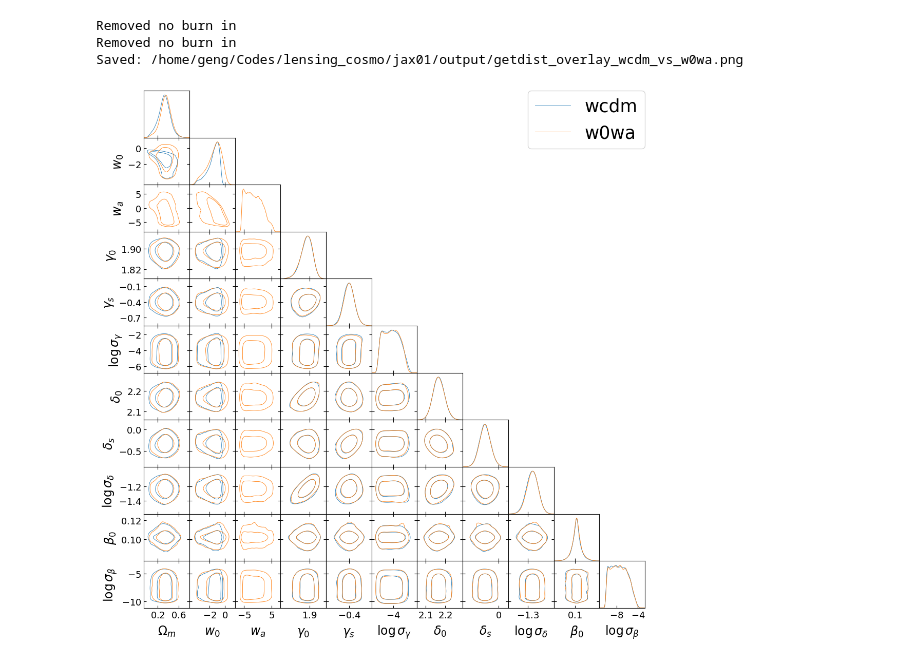
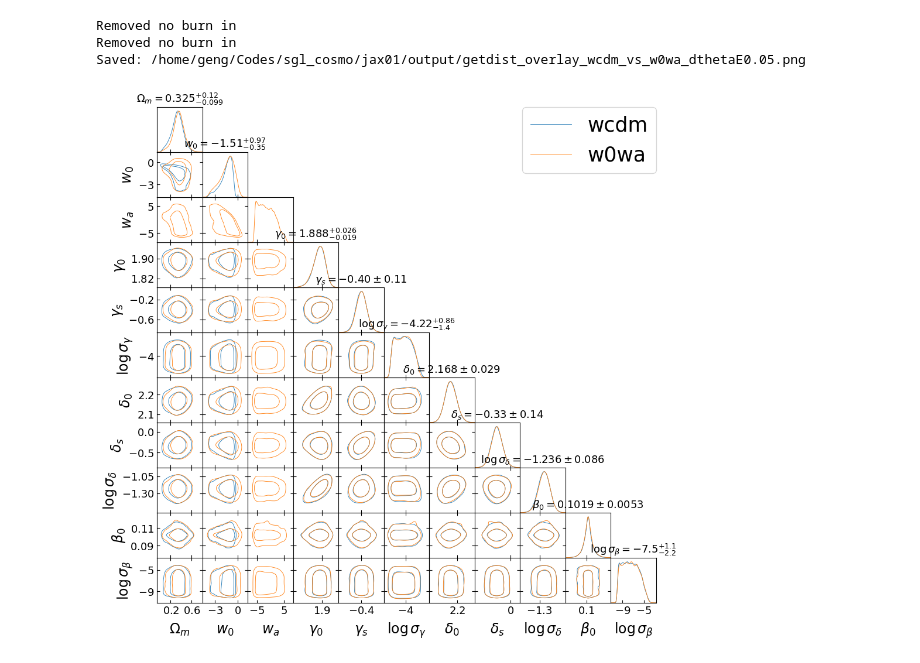
Before and after one commit to ShuiShui25/sgl_cosmo, a Jupyter notebook: jax01/plot02.ipynb, the cells around one changed output. Cells and saved outputs as stored; diff of their text form; code cells hidden in the pictures.

```diff
--- a/jax01/plot02.ipynb
+++ b/jax01/plot02.ipynb
@@ -349,7 +336,7 @@ import os
 import numpy as np
 from getdist import MCSamples, plots as gdplots
 
-BASE_OUT = "/home/geng/Codes/lensing_cosmo/jax01/output"
+BASE_OUT = "/home/geng/Codes/sgl_cosmo/jax01/output"
 
 labels = {
     "wcdm": "sgl146_wcdm_main",
@@ -396,34 +383,34 @@ for model in ["wcdm", "w0wa"]:
         raise KeyError(f"{model} 缺少 keys: {miss}\n可用: {data.files}")
 
     samples = np.vstack([data[k] for k in read_keys]).T
     burn = int(0.5 * samples.shape[0])
     samples = samples[burn:]
 
     names = plot_keys
     labels_tex = [label_map.get(k, k) for k in plot_keys]
     roots.append(MCSamples(samples=samples, names=names, labels=labels_tex, label=model))
 
 params_to_plot = ["Om", "w0", "wa"] + tail_keys
 
 g = gdplots.get_subplot_plotter(width_inch=11)
 g.settings.legend_fontsize = 30
 g.settings.axes_labelsize = 22
 g.settings.axes_fontsize = 18
 g.triangle_plot(
     roots,
     params=params_to_plot,
     filled=False,
     contour_colors=["tab:blue", "tab:orange"],
     legend_labels=["wcdm", "w0wa"],
     legend_loc="upper right",
-    title_limit=0,
+    title_limit=1,
 )
 
-out = os.path.join(BASE_OUT, "getdist_overlay_wcdm_vs_w0wa.png")
+out = os.path.join(BASE_OUT, "getdist_overlay_wcdm_vs_w0wa_dthetaE0.05.png")
 g.export(out)
 print("Saved:", out)
 # %% [output]
 Removed no burn in
 Removed no burn in
-Saved: /home/geng/Codes/lensing_cosmo/jax01/output/getdist_overlay_wcdm_vs_w0wa.png
+Saved: /home/geng/Codes/sgl_cosmo/jax01/output/getdist_overlay_wcdm_vs_w0wa_dthetaE0.05.png
-[figure, old version]
+[figure, new version]
```
Also changed, not shown: parts of 4 cells of this notebook.
